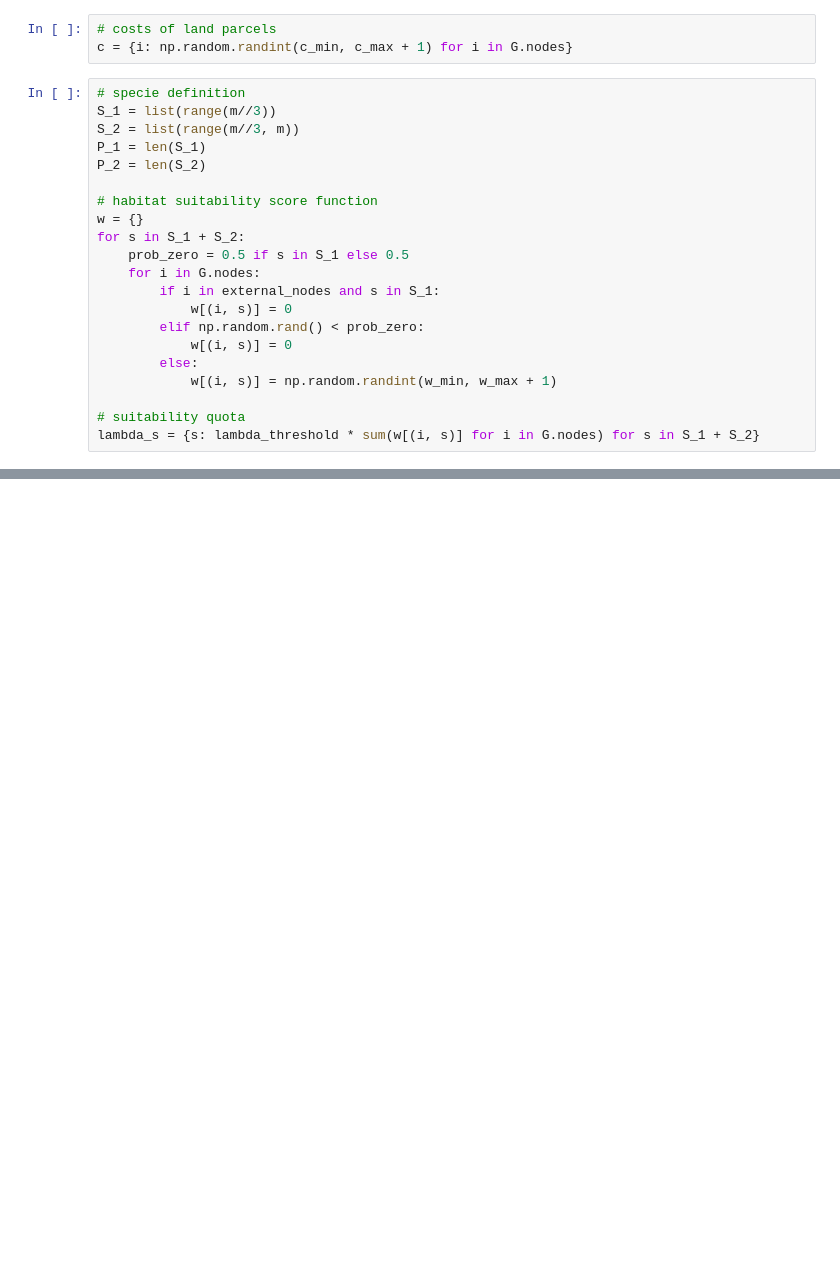
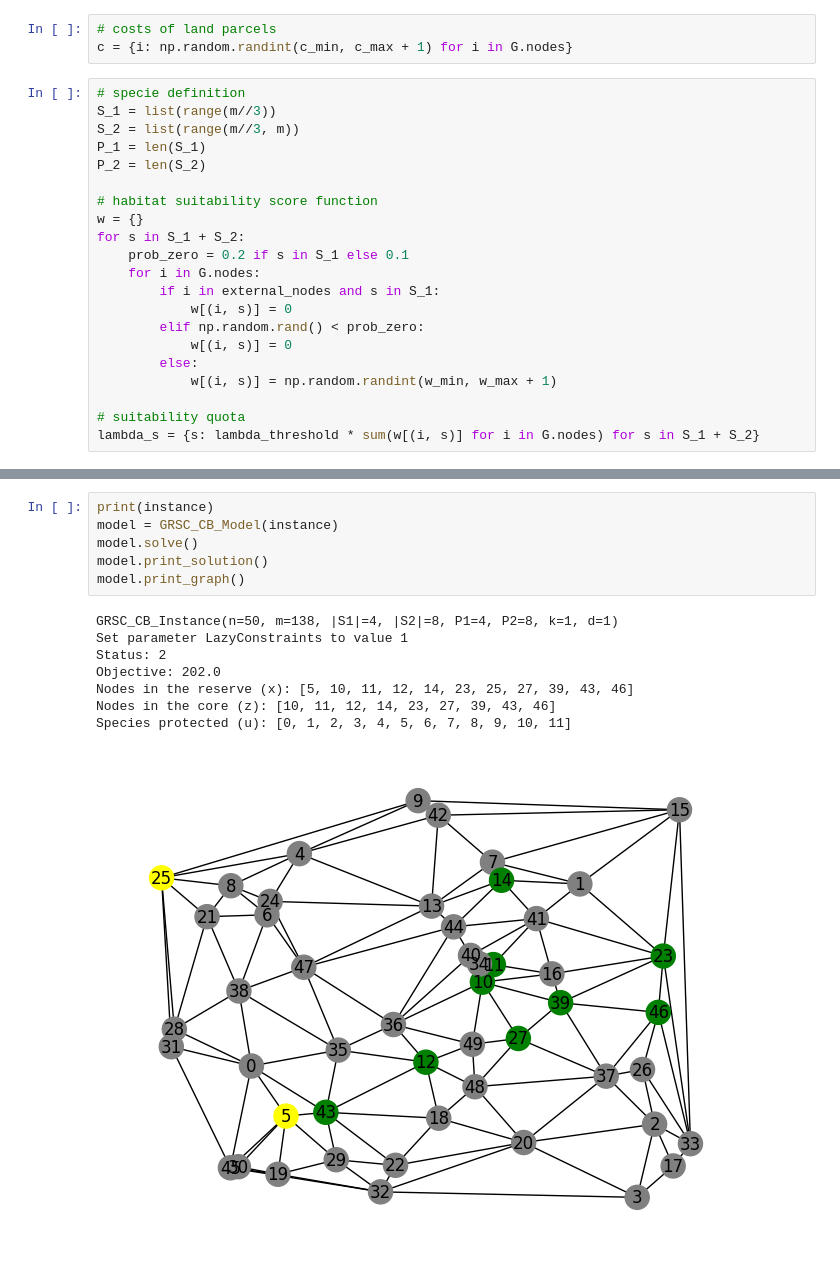
Before and after one commit to panguccio/ReserveDesign, a Jupyter notebook: code/grsc_cb/test.ipynb, the cells around one changed output, grey strips where cells are left out. Drawn from its saved outputs; the diff is of its cells as text; blank space fills up the shorter version.

```diff
--- a/code/grsc_cb/test.ipynb
+++ b/code/grsc_cb/test.ipynb
@@ -63,7 +63,7 @@ P_2 = len(S_2)
 # habitat suitability score function
 w = {}
 for s in S_1 + S_2:
-    prob_zero = 0.5 if s in S_1 else 0.5
+    prob_zero = 0.2 if s in S_1 else 0.1
     for i in G.nodes:
         if i in external_nodes and s in S_1:
             w[(i, s)] = 0
@@ -87,3 +87,18 @@ instance.draw_graph()
+# %%
+print(instance)
+model = GRSC_CB_Model(instance)
+model.solve()
+model.print_solution()
+model.print_graph()
+# %% [output]
+GRSC_CB_Instance(n=50, m=138, |S1|=4, |S2|=8, P1=4, P2=8, k=1, d=1)
+Set parameter LazyConstraints to value 1
+Status: 2
+Objective: 202.0
+Nodes in the reserve (x): [5, 10, 11, 12, 14, 23, 25, 27, 39, 43, 46]
+Nodes in the core (z): [10, 11, 12, 14, 23, 27, 39, 43, 46]
+Species protected (u): [0, 1, 2, 3, 4, 5, 6, 7, 8, 9, 10, 11]
+[figure, added]
 # %%
 print(instance)
 model = GRSC_CB_Model(instance, B=True)
```
Also changed, not shown: parts of 5 cells of this notebook.
